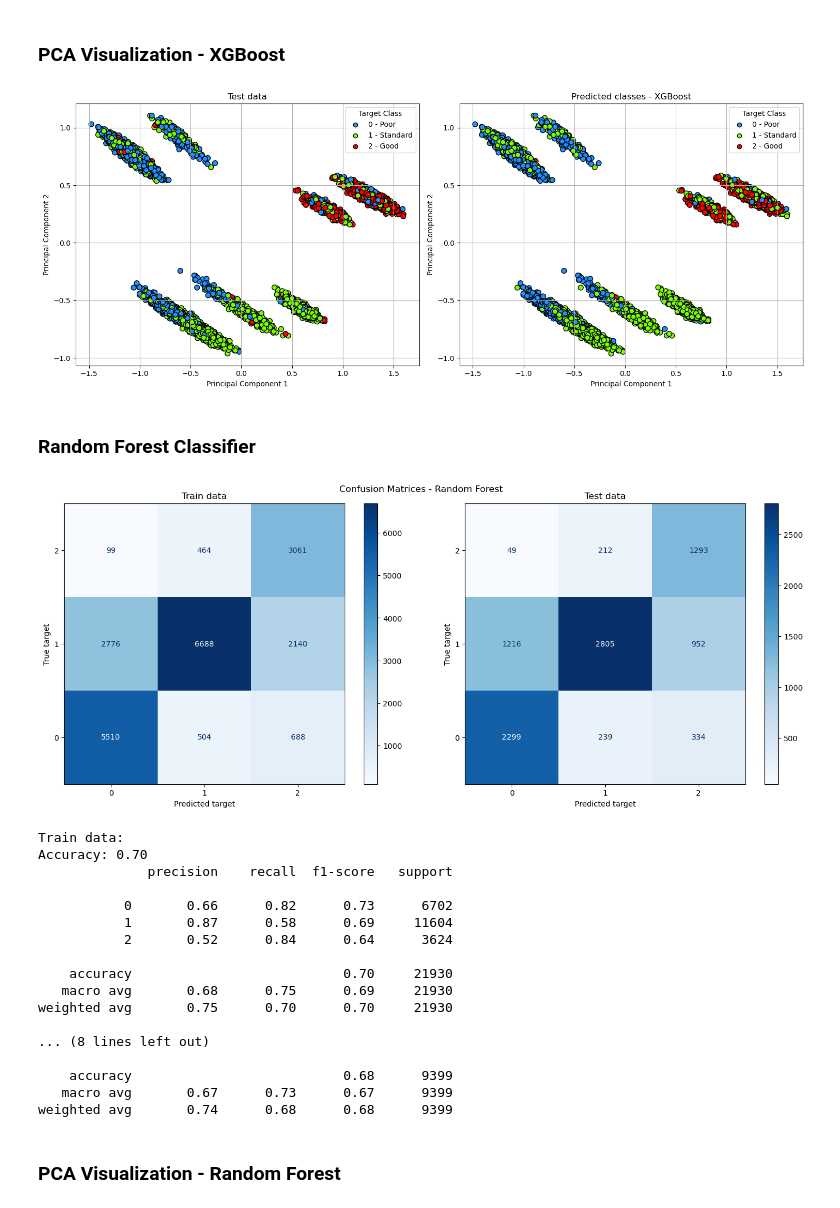
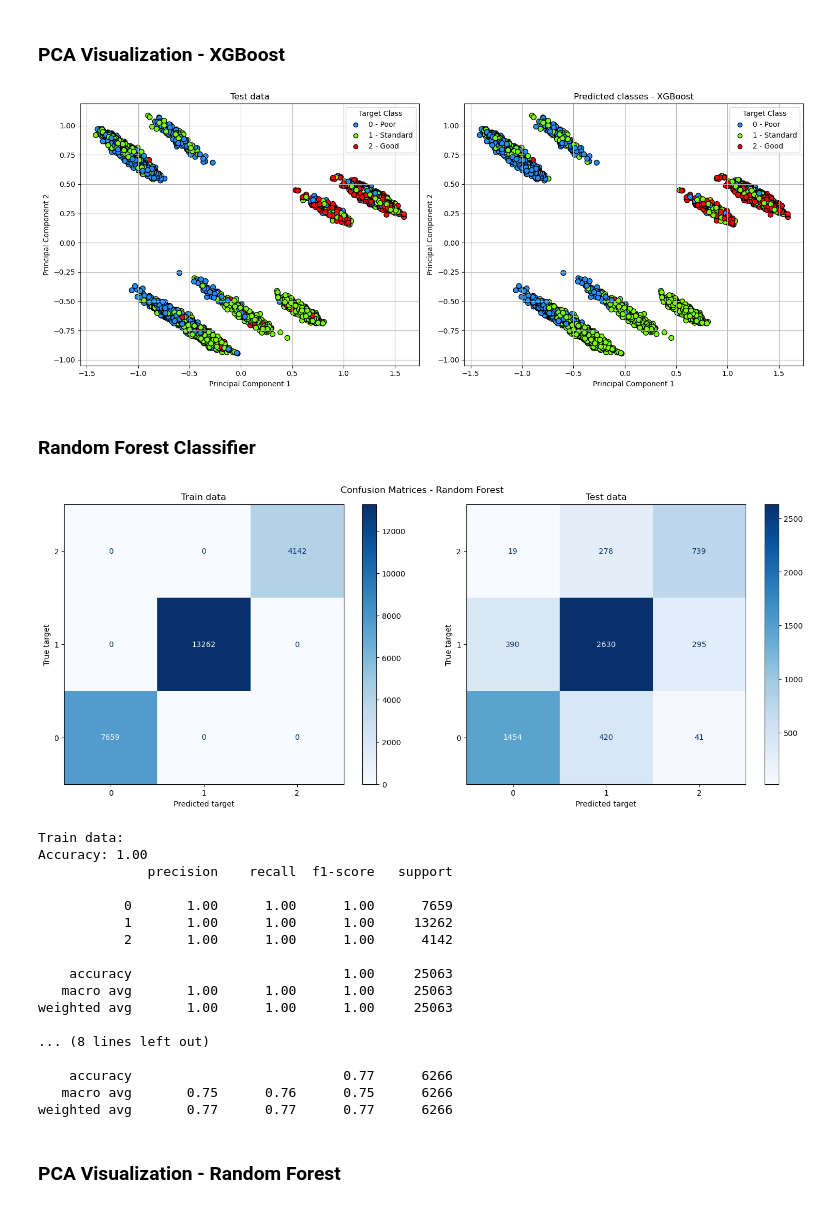
Before and after one commit to Radoslaw-Polak/Credit-Scoring-Modelling, a Jupyter notebook: test_v2.ipynb, the cells around one changed output. Cells and saved outputs as stored; diff of their text form; code cells hidden in the pictures.

```diff
--- a/test_v2.ipynb
+++ b/test_v2.ipynb
@@ -571,7 +571,7 @@ from sklearn import linear_model
 
 X = customer_data_scaled.drop(columns='Credit_Score')
 y = customer_data_scaled['Credit_Score']
-X_train, X_test, y_train, y_test = train_test_split(X, y, test_size=0.3, random_state=68, stratify=customer_data['Credit_Score'])
+X_train, X_test, y_train, y_test = train_test_split(X, y, test_size=0.2, random_state=68, stratify=customer_data['Credit_Score'])
 log_regression_model = linear_model.LogisticRegression(multi_class='multinomial', solver='lbfgs', class_weight='balanced')
 
 log_regression_model.fit(X_train, y_train)
@@ -733,17 +733,12 @@ import xgboost as xgb
 X = customer_data_scaled.drop(columns='Credit_Score')
 y = customer_data_scaled['Credit_Score']
 
-X_train, X_test, y_train, y_test = train_test_split(X, y, test_size=0.3, random_state=68, stratify=customer_data['Credit_Score'])
-
 xgb_model = xgb.XGBClassifier(
-    n_estimators=1000,
+    n_estimators=500,
     objective='multi:softprob',
     num_class=3,
-    eval_metric='mlogloss',
-    device=device
+    eval_metric='mlogloss'
 )
-
-X_train, X_test, y_train, y_test = X_train.to_numpy(), X_test.to_numpy(), y_train.to_numpy(), y_test.to_numpy()
 
 xgb_model.fit(X_train, y_train)
 y_probs_XGB_train = xgb_model.predict_proba(X_train)
@@ -797,61 +785,59 @@ weighted avg       0.75      0.75      0.75      9399
 # %%
 pca_visualization(X_test, y_test, y_pred_XGB_test, model_name='XGBoost')
 # %% [output]
-[figure, old version]
+[figure, new version]
 # %% [markdown]
 ### Random Forest Classifier
 # %%
 from sklearn.ensemble import RandomForestClassifier
 
 rf_model = RandomForestClassifier(
-    n_estimators=1000,
-    max_depth=10,
+    n_estimators=100,
     class_weight='balanced_subsample',
     random_state=68,
     n_jobs=4
 )
 
 rf_model.fit(X_train, y_train)
 y_probs_RF_train = rf_model.predict_proba(X_train)
 y_probs_RF_test = rf_model.predict_proba(X_test)
 y_pred_RF_train = rf_model.predict(X_train)
 y_pred_RF_test = rf_model.predict(X_test)
-
 
 cm_train_RF, cm_test_RF = display_confusion_matrix(y_train=y_train,
                                                    y_train_pred=y_pred_RF_train,
                                                    y_test=y_test,
                                                    title='Confusion Matrices - Random Forest',
                                                    y_pred=y_pred_RF_test, cmap="Blues")
 display_quality_metrics(y_true=y_train,
                         y_pred=y_pred_RF_train,
                         y_probs=y_probs_RF_train,
                         label='Train data',
                         pr_curve_title='PR AUC Random Forest - Train data')
 display_quality_metrics(y_true=y_test,
                         y_pred=y_pred_RF_test,
                         y_probs=y_probs_RF_test,
                         label='\nTest data',
                         pr_curve_title='PR AUC Random Forest - Test data')
 # %% [output]
-[figure, old version]
+[figure, new version]
 Train data:
-Accuracy: 0.70
+Accuracy: 1.00
               precision    recall  f1-score   support
 
-           0       0.66      0.82      0.73      6702
-           1       0.87      0.58      0.69     11604
-           2       0.52      0.84      0.64      3624
+           0       1.00      1.00      1.00      7659
+           1       1.00      1.00      1.00     13262
+           2       1.00      1.00      1.00      4142
 
-    accuracy                           0.70     21930
-   macro avg       0.68      0.75      0.69     21930
-weighted avg       0.75      0.70      0.70     21930
+    accuracy                           1.00     25063
+   macro avg       1.00      1.00      1.00     25063
+weighted avg       1.00      1.00      1.00     25063
 
 ... (8 lines left out)
 
-    accuracy                           0.68      9399
-   macro avg       0.67      0.73      0.67      9399
-weighted avg       0.74      0.68      0.68      9399
+    accuracy                           0.77      6266
+   macro avg       0.75      0.76      0.75      6266
+weighted avg       0.77      0.77      0.77      6266
 # %% [markdown]
 ### PCA Visualization - Random Forest
 # %%
```
Also changed, not shown: parts of 11 cells of this notebook.
